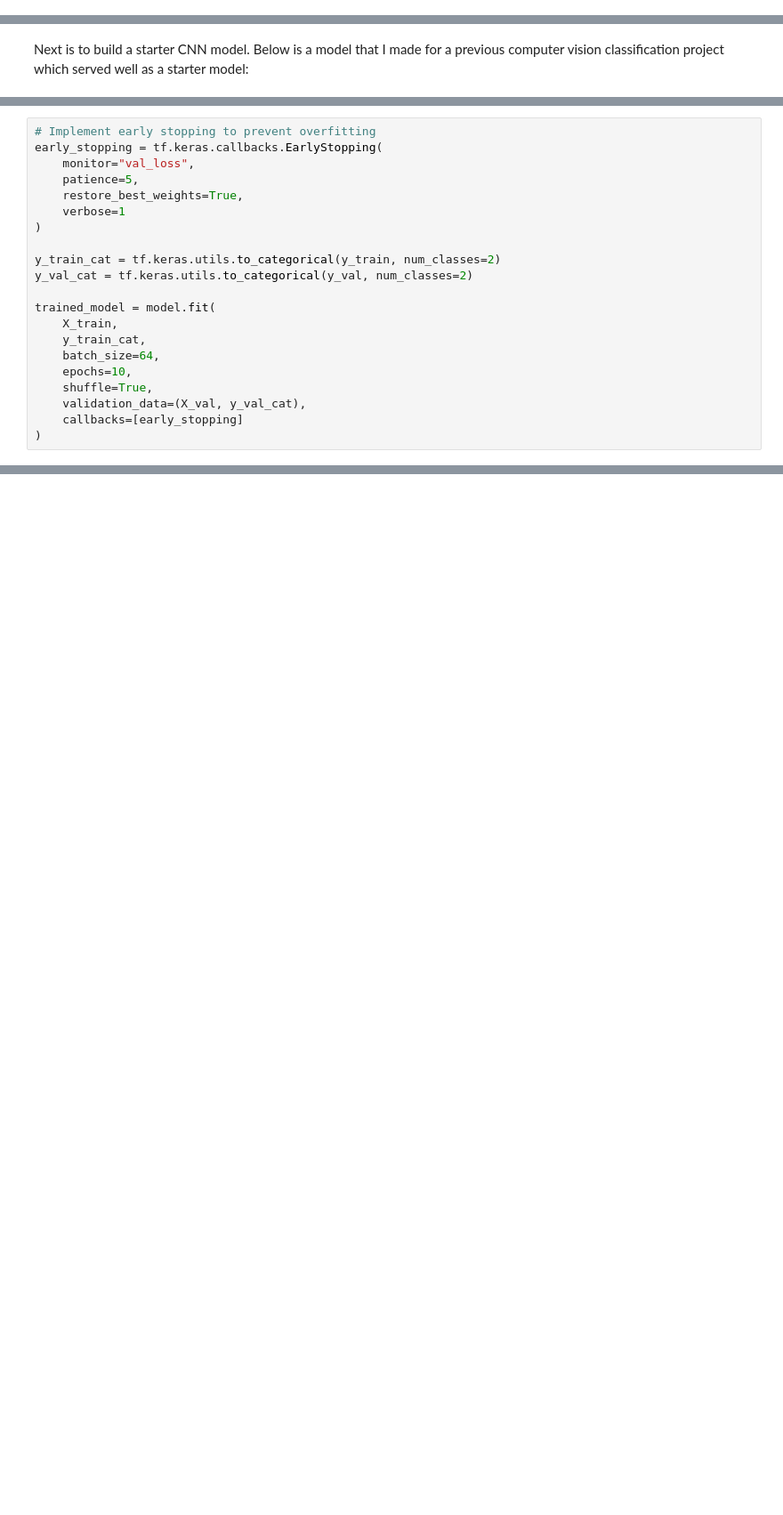
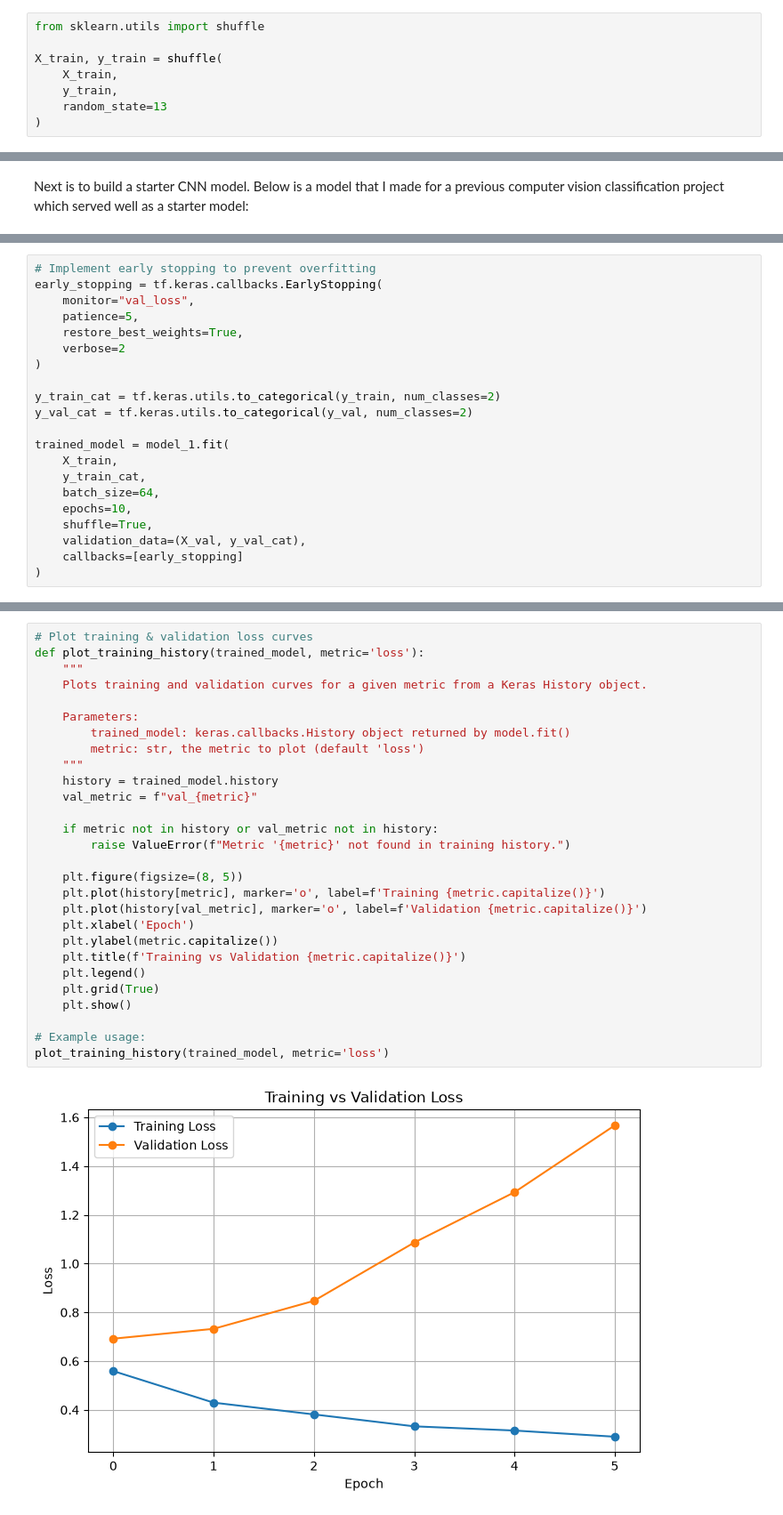
Before and after one commit to cameroncochrane/gejIeSjwpDqobLkc, a Jupyter notebook: notebooks/SFM_NB_3.ipynb, the cells around one changed output, grey strips where cells are left out. Shown at 89% size. Drawn from its saved outputs; the diff is of its cells as text; blank space fills up the shorter version.

```diff
--- a/notebooks/SFM_NB_3.ipynb
+++ b/notebooks/SFM_NB_3.ipynb
@@ -34 +36,9 @@ y_test = pkl_data['y_test']
+# %%
+from sklearn.utils import shuffle
+
+X_train, y_train = shuffle(
+    X_train,
+    y_train,
+    random_state=13
+)
 # %% [markdown]
@@ -106,13 +132,13 @@ early_stopping = tf.keras.callbacks.EarlyStopping(
     monitor="val_loss",
     patience=5,
     restore_best_weights=True,
-    verbose=1
+    verbose=2
 )
 
 y_train_cat = tf.keras.utils.to_categorical(y_train, num_classes=2)
 y_val_cat = tf.keras.utils.to_categorical(y_val, num_classes=2)
 
-trained_model = model.fit(
+trained_model = model_1.fit(
     X_train,
     y_train_cat,
     batch_size=64,
@@ -131,0 +169,30 @@ KeyboardInterrupt:
+# %%
+# Plot training & validation loss curves
+def plot_training_history(trained_model, metric='loss'):
+    """
+    Plots training and validation curves for a given metric from a Keras History object.
+
+    Parameters:
+        trained_model: keras.callbacks.History object returned by model.fit()
+        metric: str, the metric to plot (default 'loss')
+    """
+    history = trained_model.history
+    val_metric = f"val_{metric}"
+
+    if metric not in history or val_metric not in history:
+        raise ValueError(f"Metric '{metric}' not found in training history.")
+
+    plt.figure(figsize=(8, 5))
+    plt.plot(history[metric], marker='o', label=f'Training {metric.capitalize()}')
+    plt.plot(history[val_metric], marker='o', label=f'Validation {metric.capitalize()}')
+    plt.xlabel('Epoch')
+    plt.ylabel(metric.capitalize())
+    plt.title(f'Training vs Validation {metric.capitalize()}')
+    plt.legend()
+    plt.grid(True)
+    plt.show()
+
+# Example usage:
+plot_training_history(trained_model, metric='loss')
+# %% [output]
+[figure, added]
```
Also changed, not shown: parts of 11 cells of this notebook, 3 other files.
